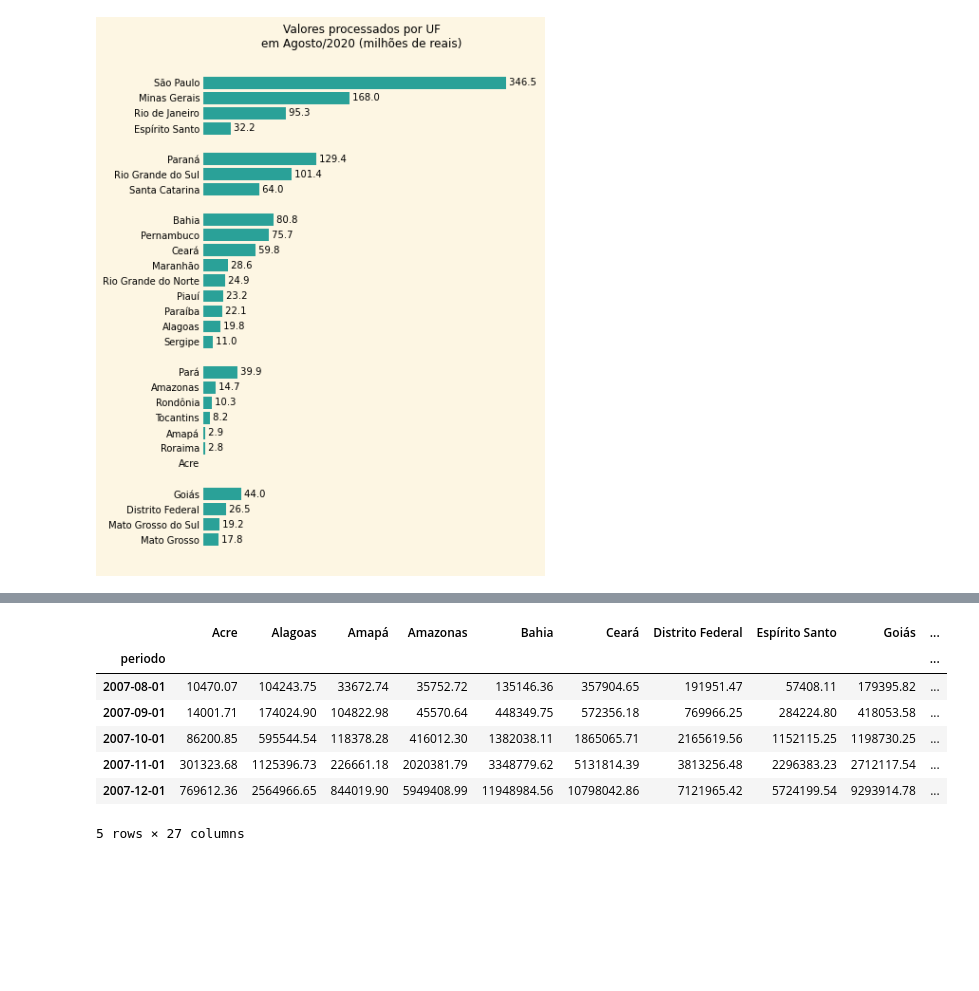
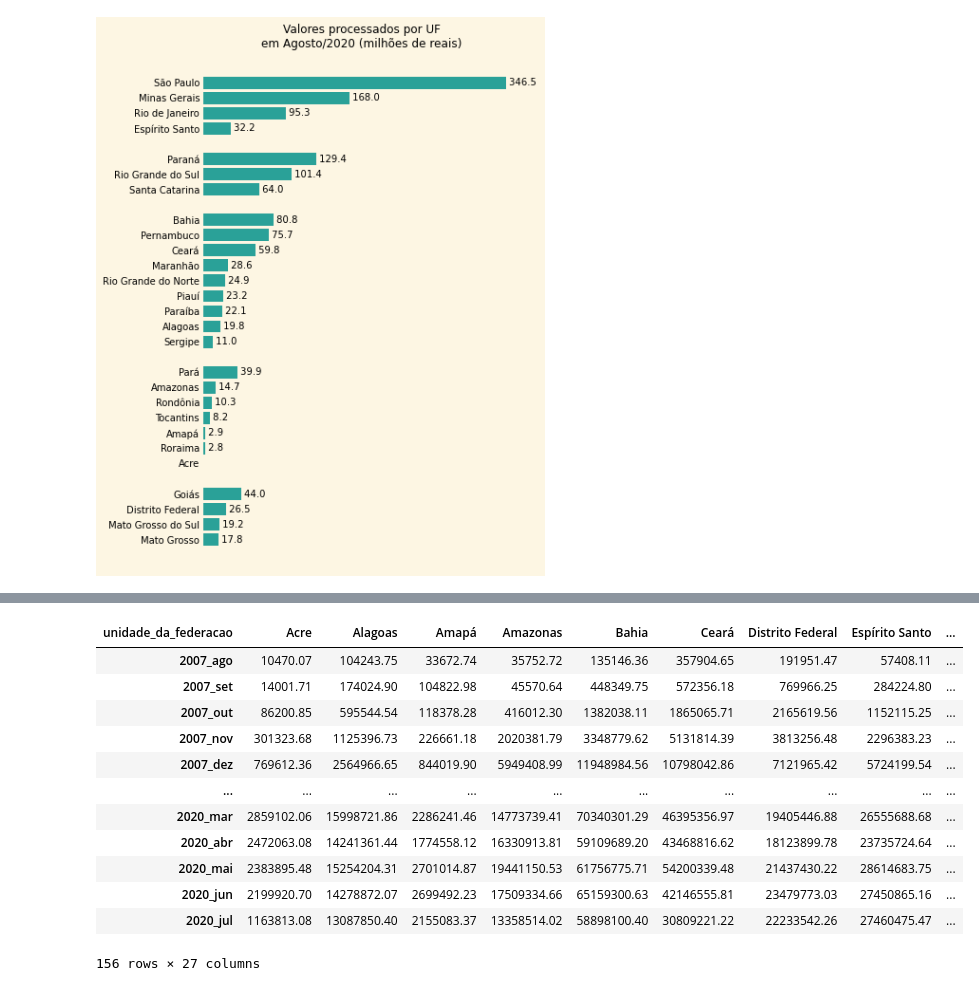
Before and after one commit to ClarisseAlvarenga/bootcamp_alura, a Jupyter notebook: modulo_1/notebooks/analise.ipynb, the cells around one changed output, grey strips where cells are left out. Saved outputs shown, nothing was run; the diff lists cells and outputs as text; code cells hidden in the pictures; blank space fills up the shorter version.

```diff
--- a/modulo_1/notebooks/analise.ipynb
+++ b/modulo_1/notebooks/analise.ipynb
@@ -223,68 +227,40 @@ Nessa aula começamos importando o arquivo com dados organizados por mês de ate
 # %%
 arquivo = Path('../dados/valor_atendimento_por_uf.csv')
 
 atendimentos = (
     pd.read_csv(
         arquivo,
         sep=';',
         encoding='latin1',
         skiprows=3,
         skipfooter=12,
         thousands='.',
         decimal=',',
         na_values='-',
     )
     .clean_names()
     .drop(columns=['total'])
     .dropna(axis=1)
     .transform_column('unidade_da_federacao', lambda uf: uf[3:])
     .sort_values(by='unidade_da_federacao')
     .set_index('unidade_da_federacao')
     .T
-    .reset_index()
-    .deconcatenate_column(
-        column_name='index',
-        new_column_names=['ano', 'mes'],
-        sep='_',
-        preserve_position=True,
-    )
-    .find_replace(mes={
-        'jan': '01',
-        'fev': '02',
-        'mar': '03',
-        'abr': '04',
-        'mai': '05',
-        'jun': '06',
-        'jul': '07',
-        'ago': '08',
-        'set': '09',
-        'out': '10',
-        'nov': '11',
-        'dez': '12',
-    })
-    .concatenate_columns(
-        column_names=['ano', 'mes'],
-        new_column_name='periodo',
-        sep='-',
-    )
-    .reorder_columns(['periodo'])
-    .drop(columns=['ano', 'mes'])
-    .to_datetime(
-        column_name='periodo',
-        format='%Y-%m',
-    )
-    .set_index('periodo')
 )
 
-atendimentos.head()
+atendimentos
 
 #
 # %% [output]
-|  | Acre | Alagoas | Amapá | Amazonas | Bahia | Ceará | Distrito Federal | Espírito Santo | Goiás | ... |
-| periodo |  |  |  |  |  |  |  |  |  | ... |
-| 2007-08-01 | 10470.07 | 104243.75 | 33672.74 | 35752.72 | 135146.36 | 357904.65 | 191951.47 | 57408.11 | 179395.82 | ... |
-| 2007-09-01 | 14001.71 | 174024.90 | 104822.98 | 45570.64 | 448349.75 | 572356.18 | 769966.25 | 284224.80 | 418053.58 | ... |
-| 2007-10-01 | 86200.85 | 595544.54 | 118378.28 | 416012.30 | 1382038.11 | 1865065.71 | 2165619.56 | 1152115.25 | 1198730.25 | ... |
-| 2007-11-01 | 301323.68 | 1125396.73 | 226661.18 | 2020381.79 | 3348779.62 | 5131814.39 | 3813256.48 | 2296383.23 | 2712117.54 | ... |
-| 2007-12-01 | 769612.36 | 2564966.65 | 844019.90 | 5949408.99 | 11948984.56 | 10798042.86 | 7121965.42 | 5724199.54 | 9293914.78 | ... |
+| unidade_da_federacao | Acre | Alagoas | Amapá | Amazonas | Bahia | Ceará | Distrito Federal | Espírito Santo | ... |
+| 2007_ago | 10470.07 | 104243.75 | 33672.74 | 35752.72 | 135146.36 | 357904.65 | 191951.47 | 57408.11 | ... |
+| 2007_set | 14001.71 | 174024.90 | 104822.98 | 45570.64 | 448349.75 | 572356.18 | 769966.25 | 284224.80 | ... |
+| 2007_out | 86200.85 | 595544.54 | 118378.28 | 416012.30 | 1382038.11 | 1865065.71 | 2165619.56 | 1152115.25 | ... |
+| 2007_nov | 301323.68 | 1125396.73 | 226661.18 | 2020381.79 | 3348779.62 | 5131814.39 | 3813256.48 | 2296383.23 | ... |
+| 2007_dez | 769612.36 | 2564966.65 | 844019.90 | 5949408.99 | 11948984.56 | 10798042.86 | 7121965.42 | 5724199.54 | ... |
+| ... | ... | ... | ... | ... | ... | ... | ... | ... | ... |
+| 2020_mar | 2859102.06 | 15998721.86 | 2286241.46 | 14773739.41 | 70340301.29 | 46395356.97 | 19405446.88 | 26555688.68 | ... |
+| 2020_abr | 2472063.08 | 14241361.44 | 1774558.12 | 16330913.81 | 59109689.20 | 43468816.62 | 18123899.78 | 23735724.64 | ... |
+| 2020_mai | 2383895.48 | 15254204.31 | 2701014.87 | 19441150.53 | 61756775.71 | 54200339.48 | 21437430.22 | 28614683.75 | ... |
+| 2020_jun | 2199920.70 | 14278872.07 | 2699492.23 | 17509334.66 | 65159300.63 | 42146555.81 | 23479773.03 | 27450865.16 | ... |
+| 2020_jul | 1163813.08 | 13087850.40 | 2155083.37 | 13358514.02 | 58898100.40 | 30809221.22 | 22233542.26 | 27460475.47 | ... |
-5 rows × 27 columns
+156 rows × 27 columns
```
Also changed, not shown: parts of 12 cells of this notebook.
